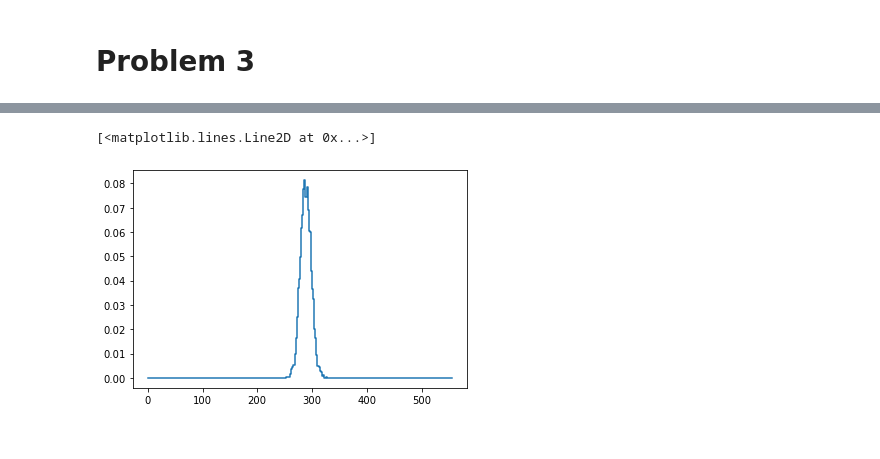
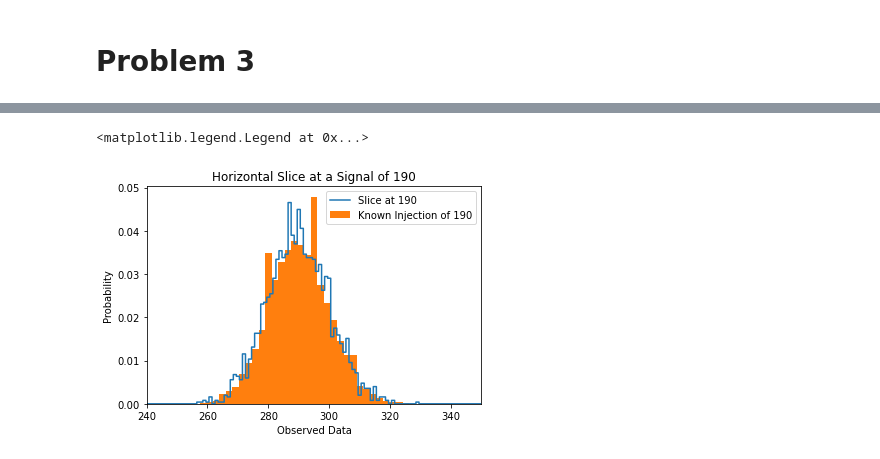
Before and after one commit to jarods00/PHYS434, a Jupyter notebook: Lab 6.ipynb, the cells around one changed output, grey strips where cells are left out. Saved outputs shown, nothing was run; the diff lists cells and outputs as text; code cells hidden in the pictures.

```diff
--- a/Lab 6.ipynb
+++ b/Lab 6.ipynb
@@ -90,10 +99,16 @@ Text(0.5, 0, 'Observed data, $P(d|s)$')
-# %%
-fig, ax = plt.subplots(1, 1)
-
-lin = np.arange(0,strength + 160 - 2,2)
-h_slice = Psd[:,int(190 / 2)]
-h_slice = h_slice / np.sum(h_slice)
-ax.step(lin, h_slice)
-# %% [output]
-[<matplotlib.lines.Line2D at 0x...>]
-[figure, removed]
+# %%
+fig, ax = plt.subplots(1, 1)
+
+lin = np.arange(0,strength + 160 - 1,1)
+h_slice = Psd[:,190]
+h_slice = h_slice / np.sum(h_slice)
+ax.step(lin, h_slice, where = 'mid')
+ax.hist(cut_data, bins = 40, density = True)
+ax.set_title("Horizontal Slice at a Signal of 190")
+ax.set_xlim(240, 350)
+ax.set_xlabel("Observed Data")
+ax.set_ylabel("Probability")
+ax.legend(["Slice at 190", "Known Injection of 190"])
+# %% [output]
+<matplotlib.legend.Legend at 0x...>
+[figure, added]
```
Also changed, not shown: parts of 7 cells of this notebook.
